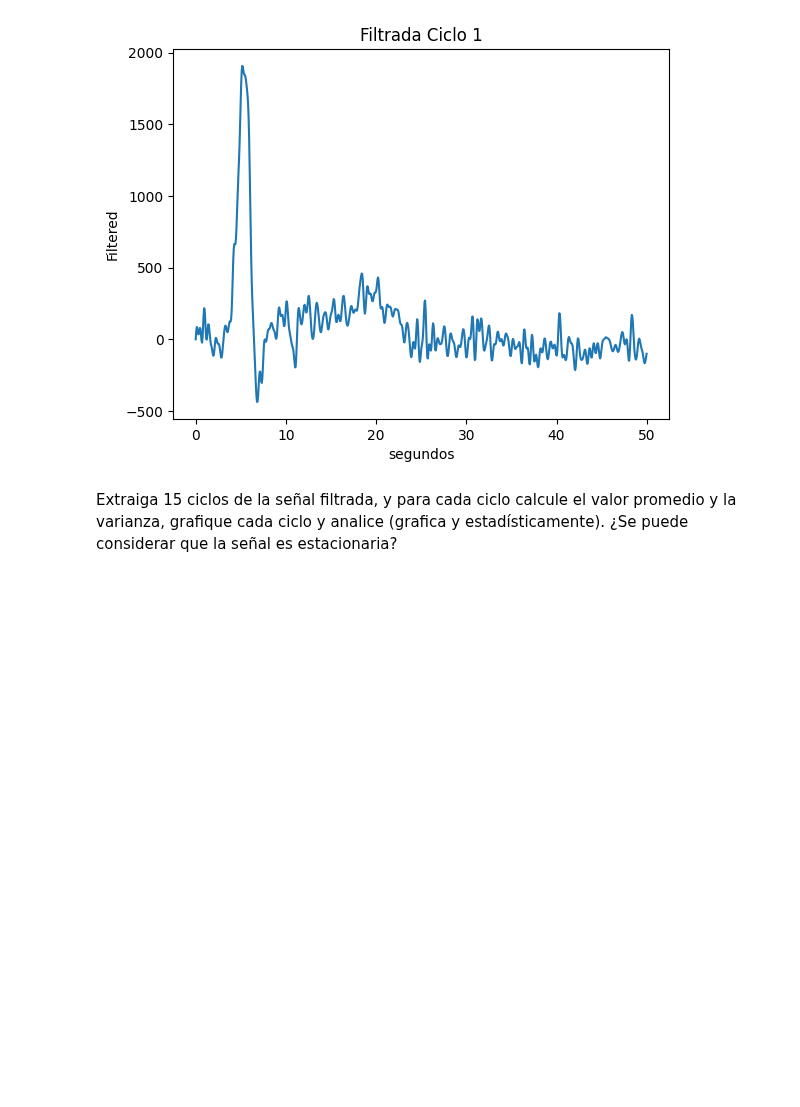
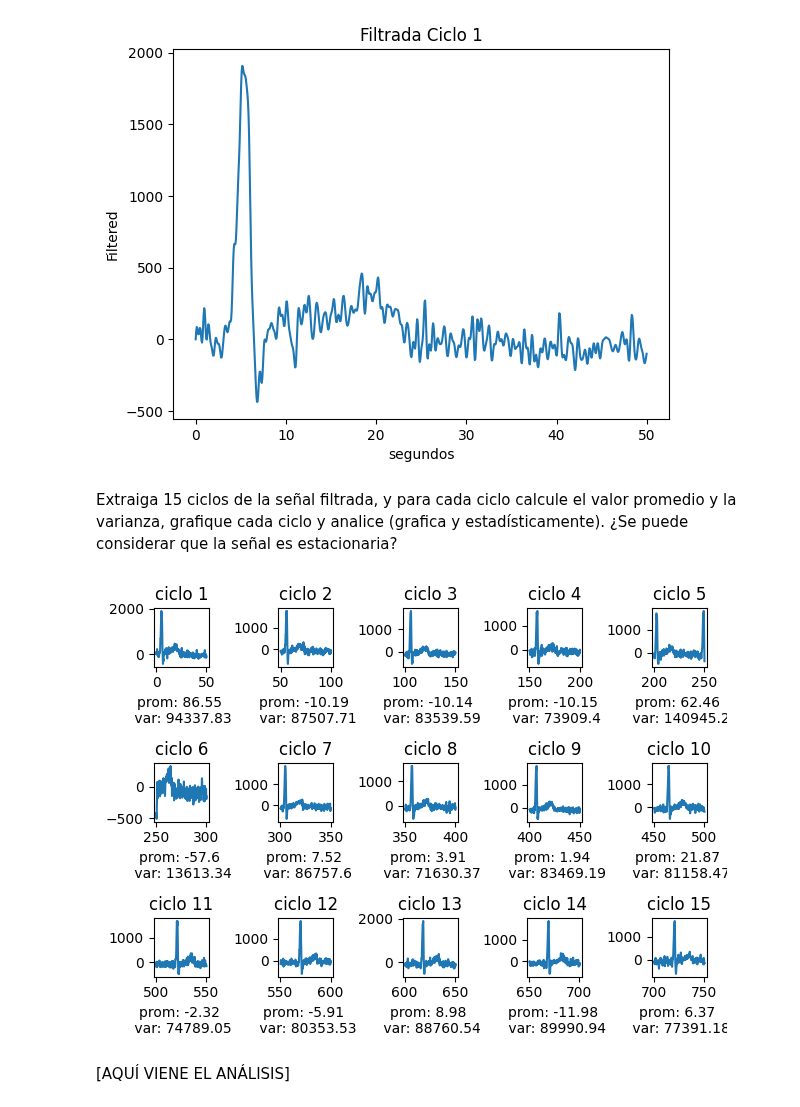
Before and after one commit to MateoOyuelaR19/LAB-BIOSE-ALES, a Jupyter notebook: 3_Analisis_estadistico_de_senales/practica3.ipynb, the cells around one changed output. Cells and saved outputs as stored; diff of their text form; code cells hidden in the pictures; blank space fills up the shorter version.

```diff
--- a/3_Analisis_estadistico_de_senales/practica3.ipynb
+++ b/3_Analisis_estadistico_de_senales/practica3.ipynb
@@ -64,8 +64,9 @@ plt.tight_layout()
 Tome la señal tal cual se registró. De dicha señal, seleccione un ciclo cardiaco, grafique. Calcule el promedio, el valor RMS, la varianza y la desviación estándar del ciclo. Analice los resultados.
 # %%
 asRecorded=data['ECG_asRecording'][0]
-ciclo1=asRecorded[0:854] #por ahora, digamos que cada ciclo son 854 mediciones -->50 segundos
-tciclo=t[0:854]
+u=854 #mediciones por ciclo
+ciclo1=asRecorded[0:u] #por ahora, digamos que cada ciclo son 854 mediciones -->50 segundos
+tciclo=t[0:u]
 plt.plot(tciclo,ciclo1)
 plt.title('Ciclo 1')
 plt.xlabel('segundos')
@@ -99,3 +100,20 @@ Promedio: 86.54911385447427, RMS: 319.10590186975094, Varianza: 94337.8274991122
 #aqui viene la comparación. No sé si hacerlo en celda de código o de texto. En cualquier caso, este es el espacio.
 # %% [markdown]
 Extraiga 15 ciclos de la señal filtrada, y para cada ciclo calcule el valor promedio y la varianza, grafique cada ciclo y analice (grafica y estadísticamente). ¿Se puede considerar que la señal es estacionaria?
+# %%
+ #--> considerar cambiar u por los dos picos en el ciclo 5 y el ciclo 6
+N_ciclos=15
+for i in range(N_ciclos):
+    i_t=t[u*i:u*(i+1)]
+    i_ciclo=filtered[u*i:u*(i+1)]
+    i_mean=np.round(np.mean(i_ciclo),2)
+    i_var=np.round(np.var(i_ciclo),2)
+    plt.subplot(3,5,i+1)
+    plt.plot(i_t,i_ciclo)
+    plt.title(f'ciclo {i+1}')
+    plt.xlabel(f'prom: {i_mean} \n var: {i_var}')
+plt.tight_layout()
+# %% [output]
+[figure, added]
+# %% [markdown]
+[AQUÍ VIENE EL ANÁLISIS]
```
Also changed, not shown: parts of 3 cells of this notebook.
